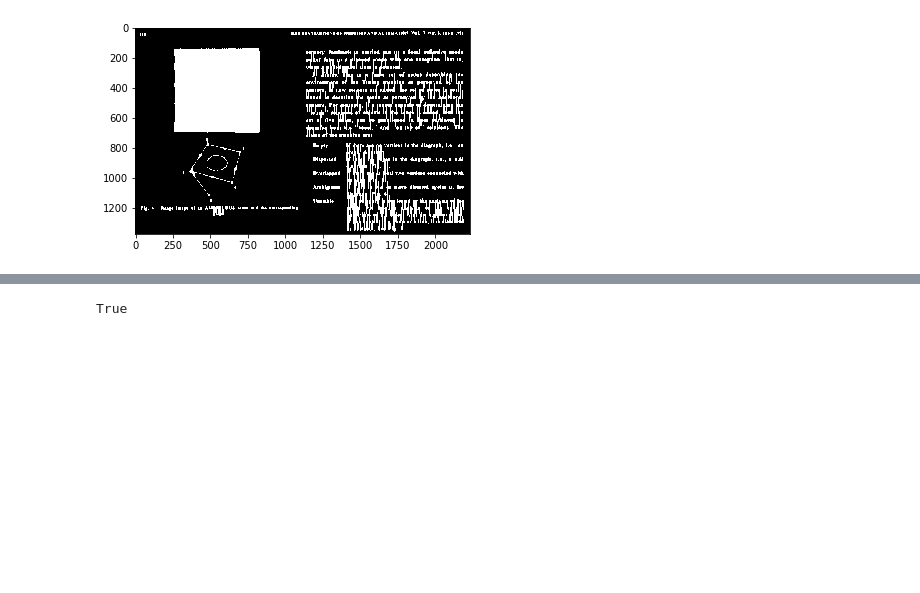
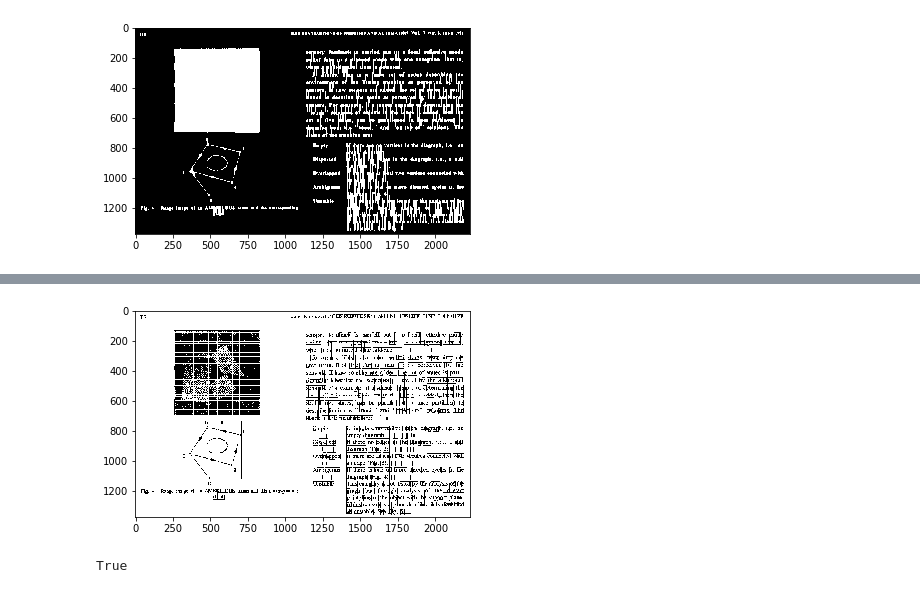
Before and after one commit to Rkanehisa/MO443, a Jupyter notebook: trabalho_3/trabalho_3.ipynb, the cells around one changed output, grey strips where cells are left out. Drawn from its saved outputs; the diff is of its cells as text; code cells hidden in the pictures; blank space fills up the shorter version.

```diff
--- a/trabalho_3/trabalho_3.ipynb
+++ b/trabalho_3/trabalho_3.ipynb
@@ -81,3 +108,21 @@ plt.show()
+# %%
+for label in range(1,ret):
+    mask = np.array(labels, dtype=np.uint8)
+    mask[labels == label] = 255
+# %%
+cnts, hierarchy= cv2.findContours(mask,cv2.RETR_EXTERNAL,cv2.CHAIN_APPROX_SIMPLE)
+
+boxes = []
+for contour in cnts:
+    boxes.append(cv2.boundingRect(contour))
+# %%
+for i in boxes:
+    comps = cv2.rectangle(img,(i[0],i[1]),(i[0]+i[2],i[1]+i[3]),(1))
+fig = plt.figure()
+plt.imshow(1-comps,cmap="gray")
+plt.show()
+# %% [output]
+[figure, added]
 # %%
 cv.imwrite("dilate.pbm",1-dilate)
 cv.imwrite("erode.pbm",1-erode)
```
Also changed, not shown: parts of 10 cells of this notebook.
